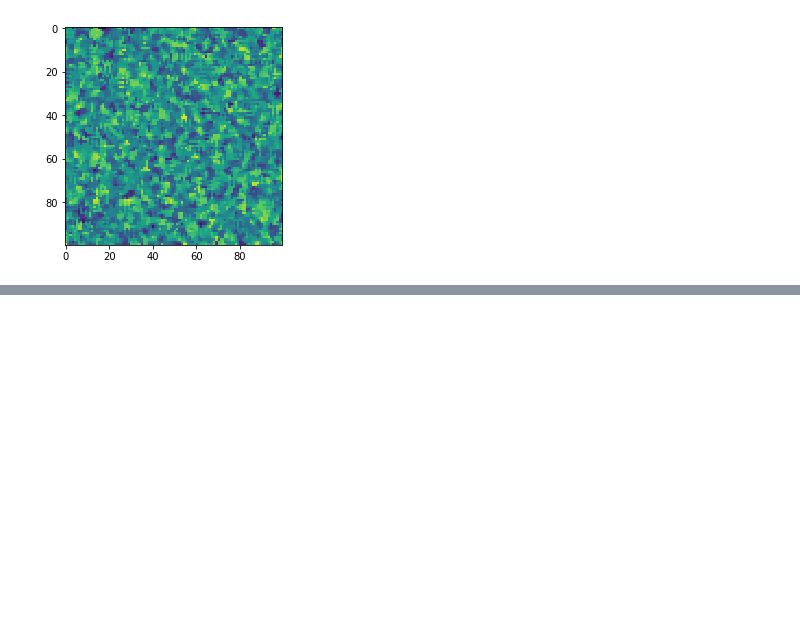
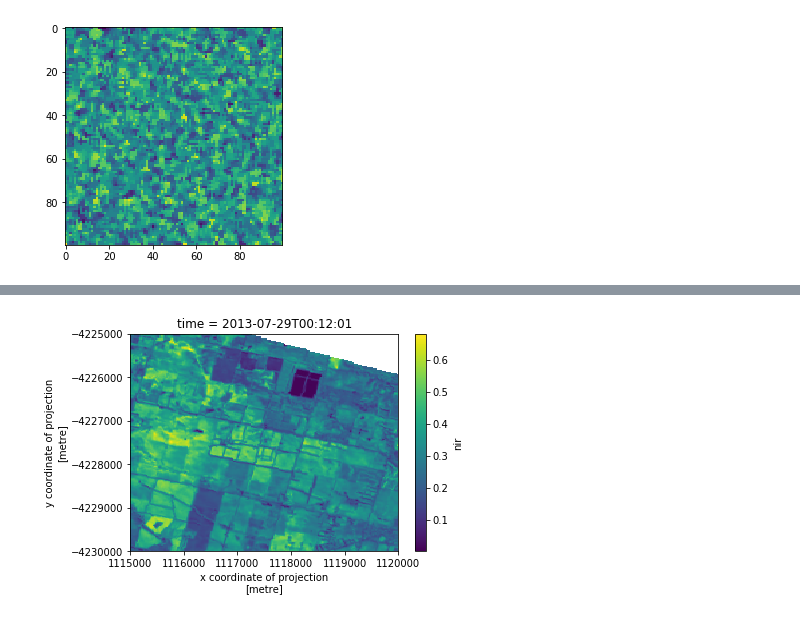
Before and after one commit to Massetting/Monash_water, a Jupyter notebook: Untitled.ipynb, the cells around one changed output, grey strips where cells are left out. Saved outputs shown, nothing was run; the diff lists cells and outputs as text; code cells hidden in the pictures; blank space fills up the shorter version.

```diff
--- a/Untitled.ipynb
+++ b/Untitled.ipynb
@@ -23,3 +20,6 @@ plt.imshow(filtered)
 # %% [output]
 <matplotlib.image.AxesImage at 0x...>
 [figure]
+# %%
+data = r"C:\Users\User\Documents\PhD Documents\Scripts\Monash_water\data\Landsat_8_2013.nc"
+LS = xr.open_dataset(data)
@@ -25,0 +40,6 @@ plt.imshow(filtered)
+# %%
+red = LS.nir
+(red.isel(time=20).sel(x=slice(1115000,1120000),y=slice(-4225000,-4230000))/10000).plot.imshow()
+plt.show()
+# %% [output]
+[figure, added]
```
Also changed, not shown: parts of 3 cells of this notebook.
